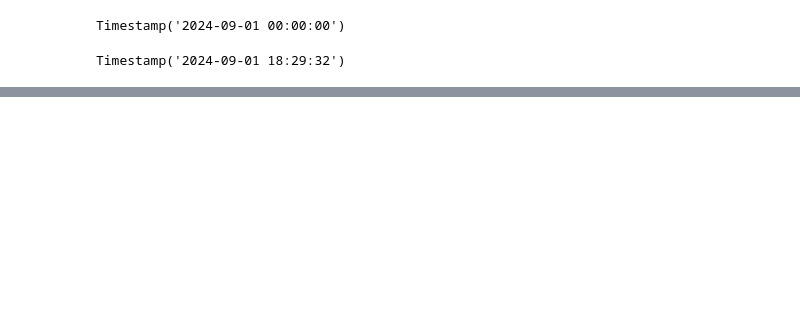
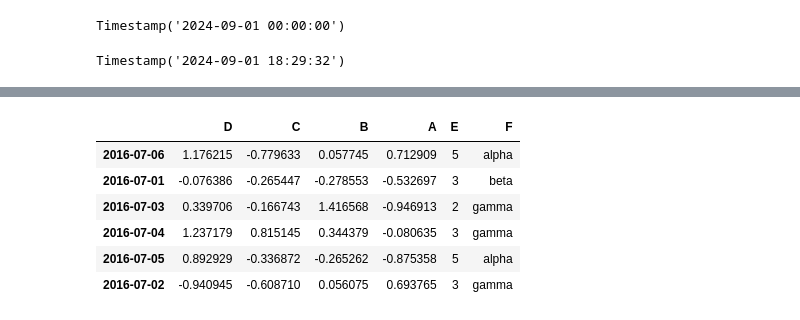
Before and after one commit to bhj8286/Data-mining, a Jupyter notebook: 수업 실습/데이터_마이닝_실습_코드.ipynb, the cells around one changed output, grey strips where cells are left out. Cells and saved outputs as stored; diff of their text form; code cells hidden in the pictures; blank space fills up the shorter version.

```diff
--- a/수업 실습/데이터_마이닝_실습_코드.ipynb
+++ b/수업 실습/데이터_마이닝_실습_코드.ipynb
@@ -727,0 +780,3 @@ print(now_format)
+# %%
+df2 = pd.DataFrame(np.random.randn(6, 4),columns=["A", "B", "C", "D"],index=pd.date_range("20160701", periods=6))
+df2
@@ -727,0 +799,6 @@ print(now_format)
+# %%
+dates = df2.index
+random_dates= np.random.permutation(dates) # index의순서를섞는다.
+# index의순서를유지, 열의이름들을부여한다
+df2 = df2.reindex(index=random_dates, columns=["D", "B", "C", "A"])
+df2
@@ -727,0 +862,2 @@ print(now_format)
+# %%
+df2=df2.sort_values(by=df2.index[5],axis=1,ascending=True)
@@ -727,0 +874,12 @@ print(now_format)
+# %%
+df2["E"] = np.random.randint(0, 6, size=6) #0부터5까지6개숫자발생
+df2["F"] = ["alpha", "beta", "gamma", "gamma", "alpha", "gamma"]
+df2
+# %% [output]
+|  | D | C | B | A | E | F |
+| 2016-07-06 | 1.176215 | -0.779633 | 0.057745 | 0.712909 | 5 | alpha |
+| 2016-07-01 | -0.076386 | -0.265447 | -0.278553 | -0.532697 | 3 | beta |
+| 2016-07-03 | 0.339706 | -0.166743 | 1.416568 | -0.946913 | 2 | gamma |
+| 2016-07-04 | 1.237179 | 0.815145 | 0.344379 | -0.080635 | 3 | gamma |
+| 2016-07-05 | 0.892929 | -0.336872 | -0.265262 | -0.875358 | 5 | alpha |
+| 2016-07-02 | -0.940945 | -0.608710 | 0.056075 | 0.693765 | 3 | gamma |
```
Also changed, not shown: parts of 38 cells of this notebook.
